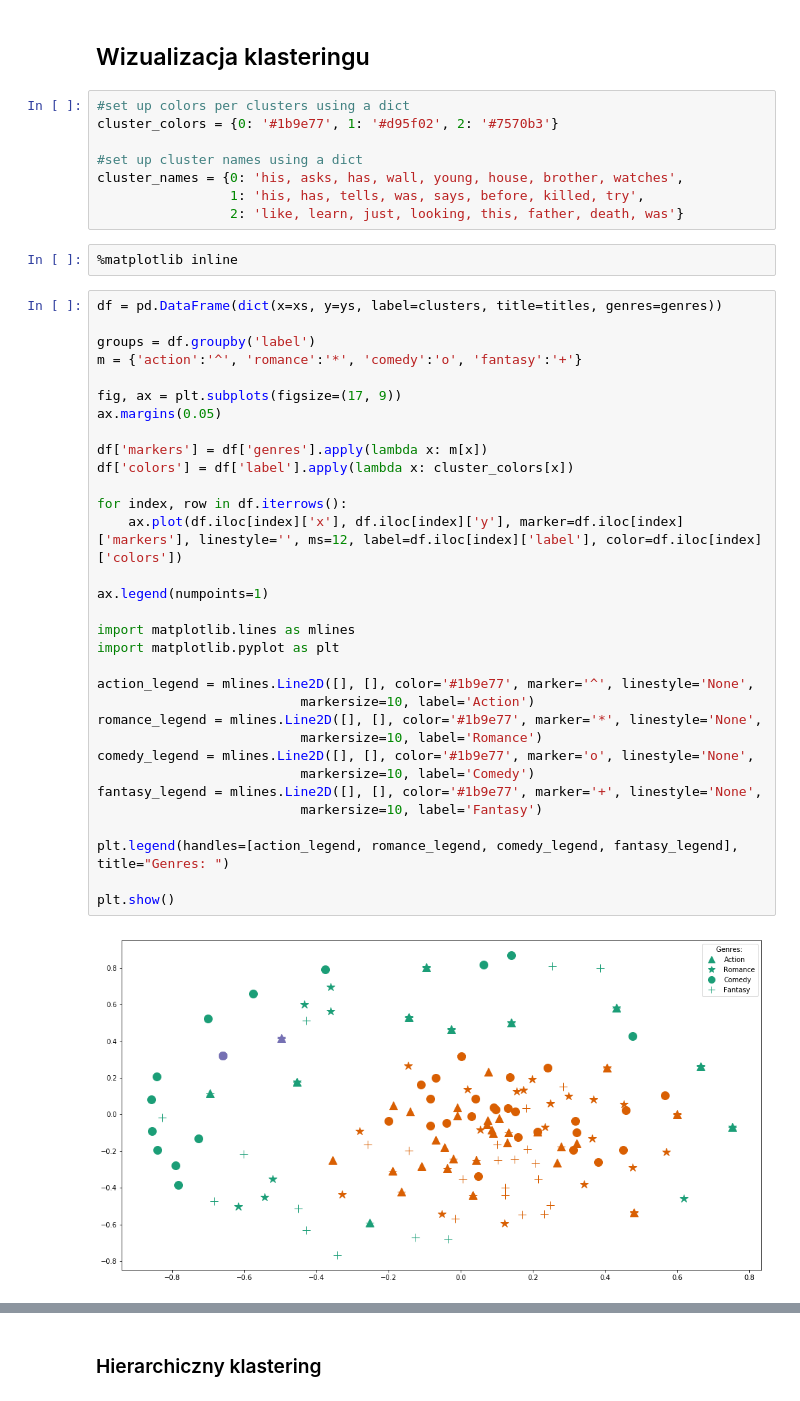
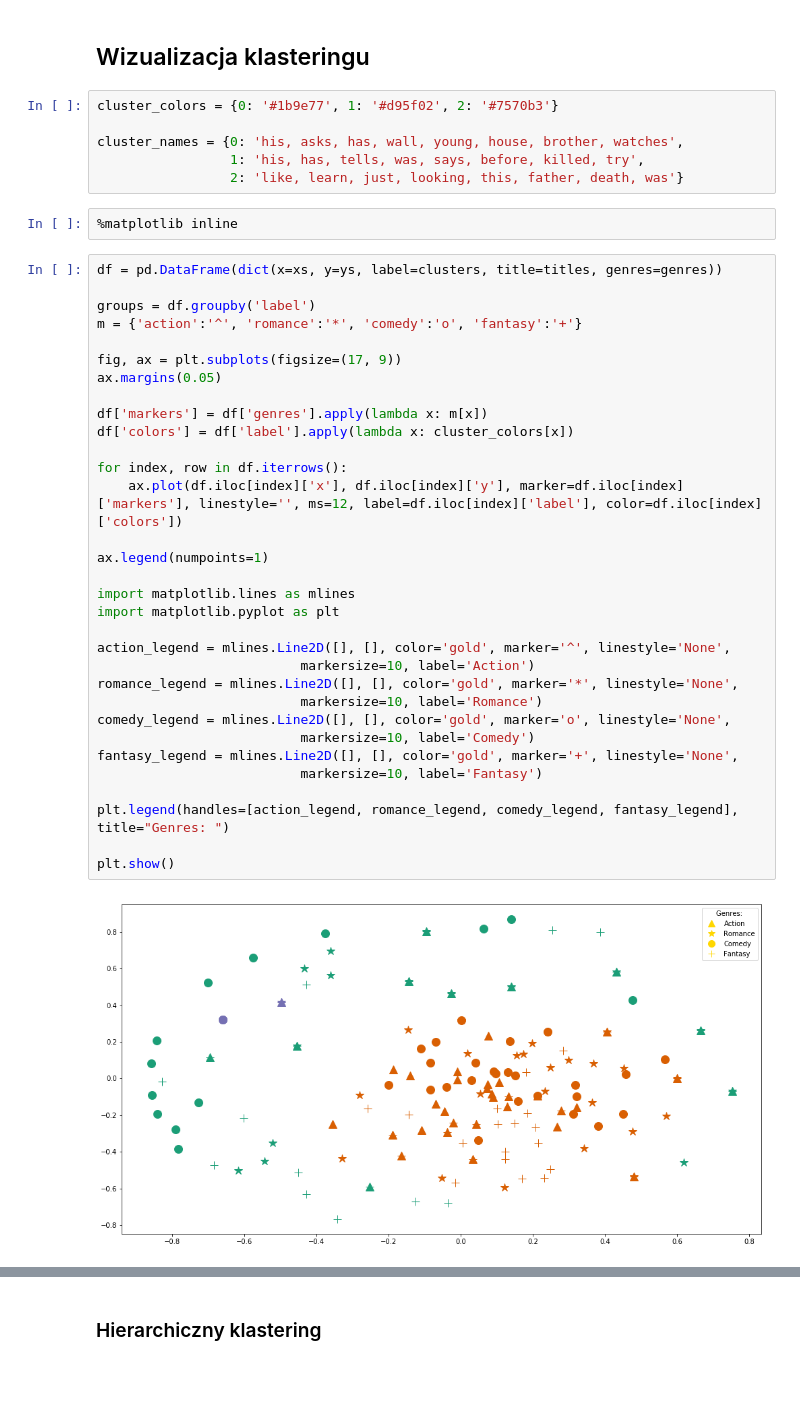
Before and after one commit to MartaKapielska/IMDBScraper, a Jupyter notebook: Synapses_Movies_Analysis.ipynb, the cells around one changed output, grey strips where cells are left out. Saved outputs shown, nothing was run; the diff lists cells and outputs as text.

```diff
--- a/Synapses_Movies_Analysis.ipynb
+++ b/Synapses_Movies_Analysis.ipynb
@@ -328,10 +318,8 @@ def strip_proppers_POS(text):
 # %% [markdown]
 ## Wizualizacja klasteringu
 # %%
-#set up colors per clusters using a dict
 cluster_colors = {0: '#1b9e77', 1: '#d95f02', 2: '#7570b3'}
 
-#set up cluster names using a dict
 cluster_names = {0: 'his, asks, has, wall, young, house, brother, watches',
                  1: 'his, has, tells, was, says, before, killed, try',
                  2: 'like, learn, just, looking, this, father, death, was'}
@@ -340,34 +328,34 @@ cluster_names = {0: 'his, asks, has, wall, young, house, brother, watches',
 # %%
 df = pd.DataFrame(dict(x=xs, y=ys, label=clusters, title=titles, genres=genres))
 
 groups = df.groupby('label')
 m = {'action':'^', 'romance':'*', 'comedy':'o', 'fantasy':'+'}
 
 fig, ax = plt.subplots(figsize=(17, 9))
 ax.margins(0.05)
 
 df['markers'] = df['genres'].apply(lambda x: m[x])
 df['colors'] = df['label'].apply(lambda x: cluster_colors[x])
 
 for index, row in df.iterrows():
     ax.plot(df.iloc[index]['x'], df.iloc[index]['y'], marker=df.iloc[index]['markers'], linestyle='', ms=12, label=df.iloc[index]['label'], color=df.iloc[index]['colors'])
 
 ax.legend(numpoints=1)
 
 import matplotlib.lines as mlines
 import matplotlib.pyplot as plt
 
-action_legend = mlines.Line2D([], [], color='#1b9e77', marker='^', linestyle='None',
+action_legend = mlines.Line2D([], [], color='gold', marker='^', linestyle='None',
                           markersize=10, label='Action')
-romance_legend = mlines.Line2D([], [], color='#1b9e77', marker='*', linestyle='None',
+romance_legend = mlines.Line2D([], [], color='gold', marker='*', linestyle='None',
                           markersize=10, label='Romance')
-comedy_legend = mlines.Line2D([], [], color='#1b9e77', marker='o', linestyle='None',
+comedy_legend = mlines.Line2D([], [], color='gold', marker='o', linestyle='None',
                           markersize=10, label='Comedy')
-fantasy_legend = mlines.Line2D([], [], color='#1b9e77', marker='+', linestyle='None',
+fantasy_legend = mlines.Line2D([], [], color='gold', marker='+', linestyle='None',
                           markersize=10, label='Fantasy')
 
 plt.legend(handles=[action_legend, romance_legend, comedy_legend, fantasy_legend], title="Genres: ")
 
 plt.show()
 # %% [output]
-[figure, old version]
+[figure, new version]
```
Also changed, not shown: parts of 21 cells of this notebook, 1 other file.
